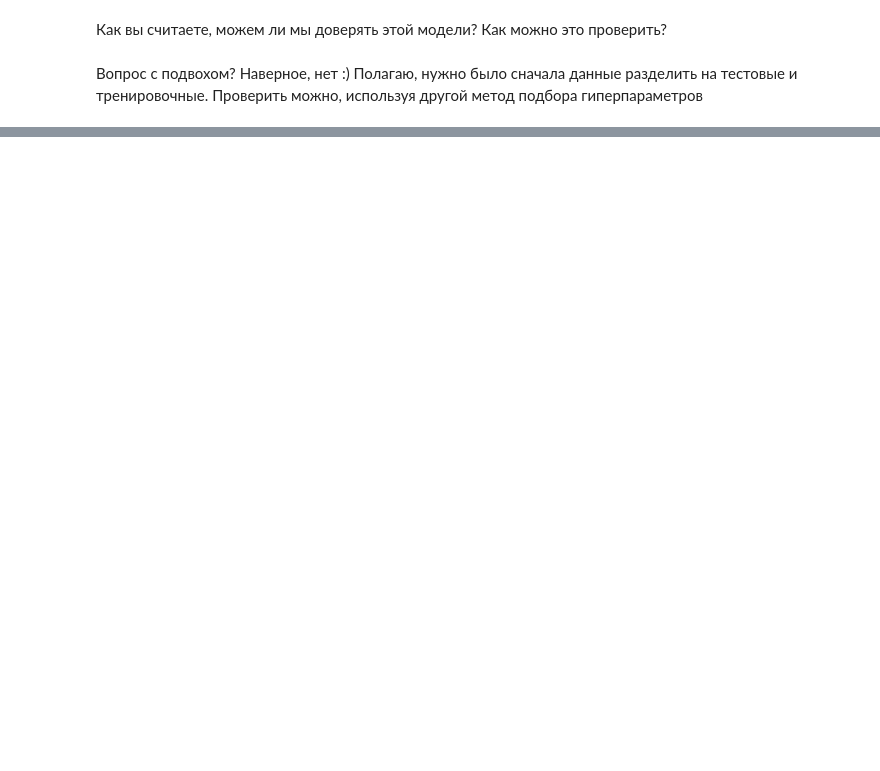
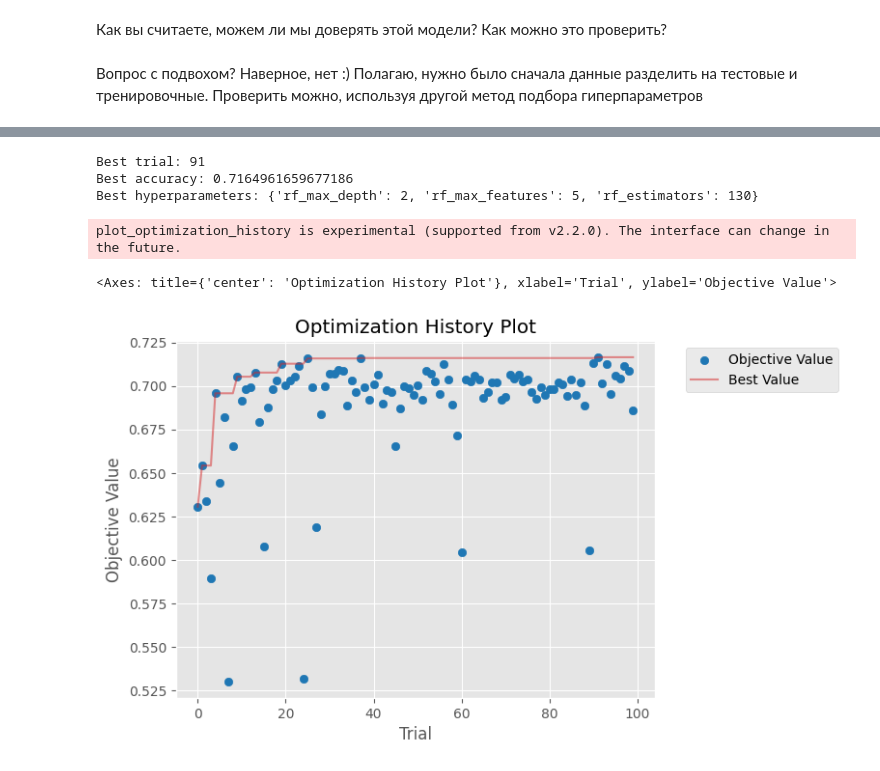
Before and after one commit to svgen83/ml_python_blastim, a Jupyter notebook: Генералов_Домашняя работа 19.03.ipynb, the cells around one changed output, grey strips where cells are left out. Cells and saved outputs as stored; diff of their text form; code cells hidden in the pictures; blank space fills up the shorter version.

Commit message:
use optuna library added

```diff
--- a/Генералов_Домашняя работа 19.03.ipynb
+++ b/Генералов_Домашняя работа 19.03.ipynb
@@ -251,0 +249,17 @@ sns.barplot(
+# %%
+import optuna
+from sklearn.model_selection import cross_val_score
+
+def objective(trial):
+    rf_max_depth = trial.suggest_int("rf_max_depth", 1, 100, log=True)
+    rf_max_features = trial.suggest_int("rf_max_features",1,10,log=True)
+    rf_estimators = trial.suggest_int('rf_estimators', 10, 200, step=10)
+    classifier_obj = RandomForestRegressor(max_depth=rf_max_depth, n_estimators=rf_estimators,max_features = rf_max_features)
+    score = cross_val_score(classifier_obj, x_train, y_train, n_jobs=-1, cv=5)
+    accuracy = score.mean()
+    return accuracy
+
+study = optuna.create_study(direction="maximize")
+study.optimize(objective, n_trials=100)
+
+print(study.best_params)
@@ -251,0 +285,8 @@ sns.barplot(
+# %%
+print("Best trial:", study.best_trial.number)
+print("Best accuracy:", study.best_trial.value)
+print("Best hyperparameters:", study.best_params)
+# %% [output]
+Best trial: 91
+Best accuracy: 0.7164961659677186
+Best hyperparameters: {'rf_max_depth': 2, 'rf_max_features': 5, 'rf_estimators': 130}
@@ -251,0 +296,6 @@ sns.barplot(
+# %%
+vis.matplotlib.plot_optimization_history(study)
+# %% [output]
+plot_optimization_history is experimental (supported from v2.2.0). The interface can change in the future.
+<Axes: title={'center': 'Optimization History Plot'}, xlabel='Trial', ylabel='Objective Value'>
+[figure, added]
```
Also changed, not shown: parts of 14 cells of this notebook.
